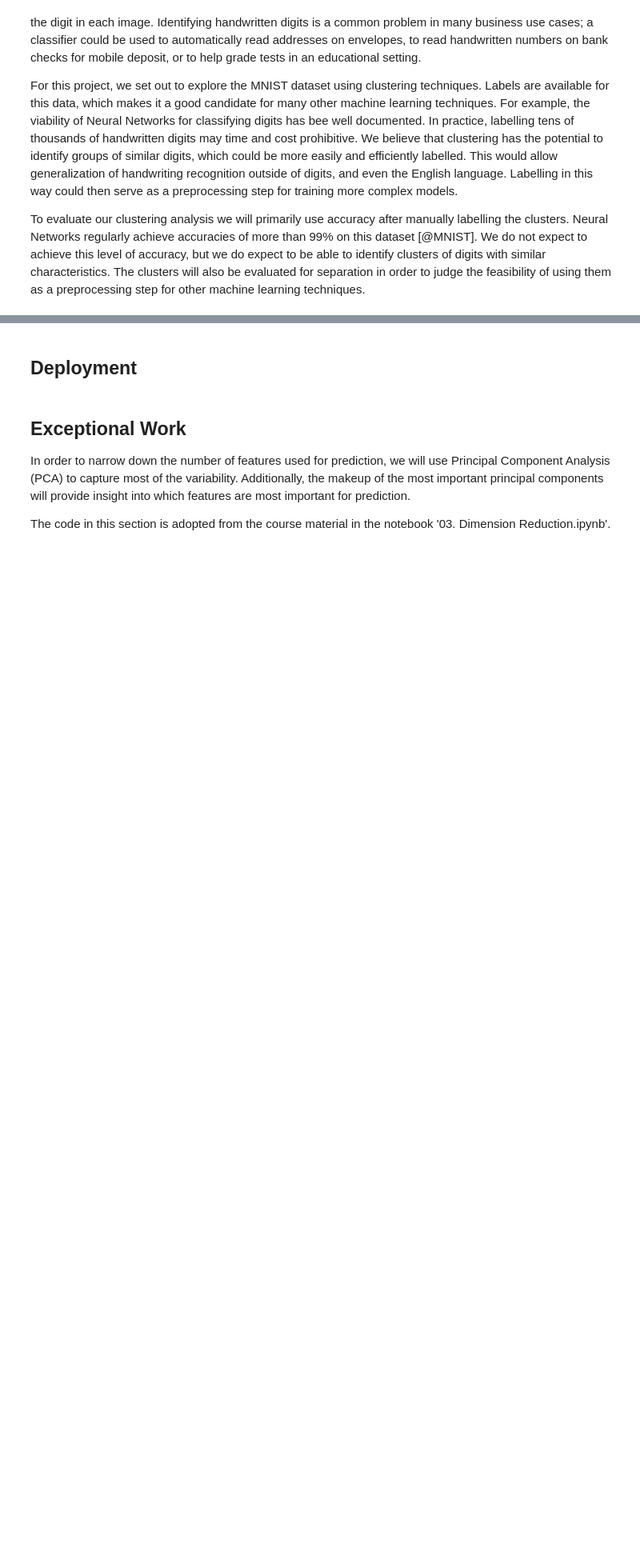
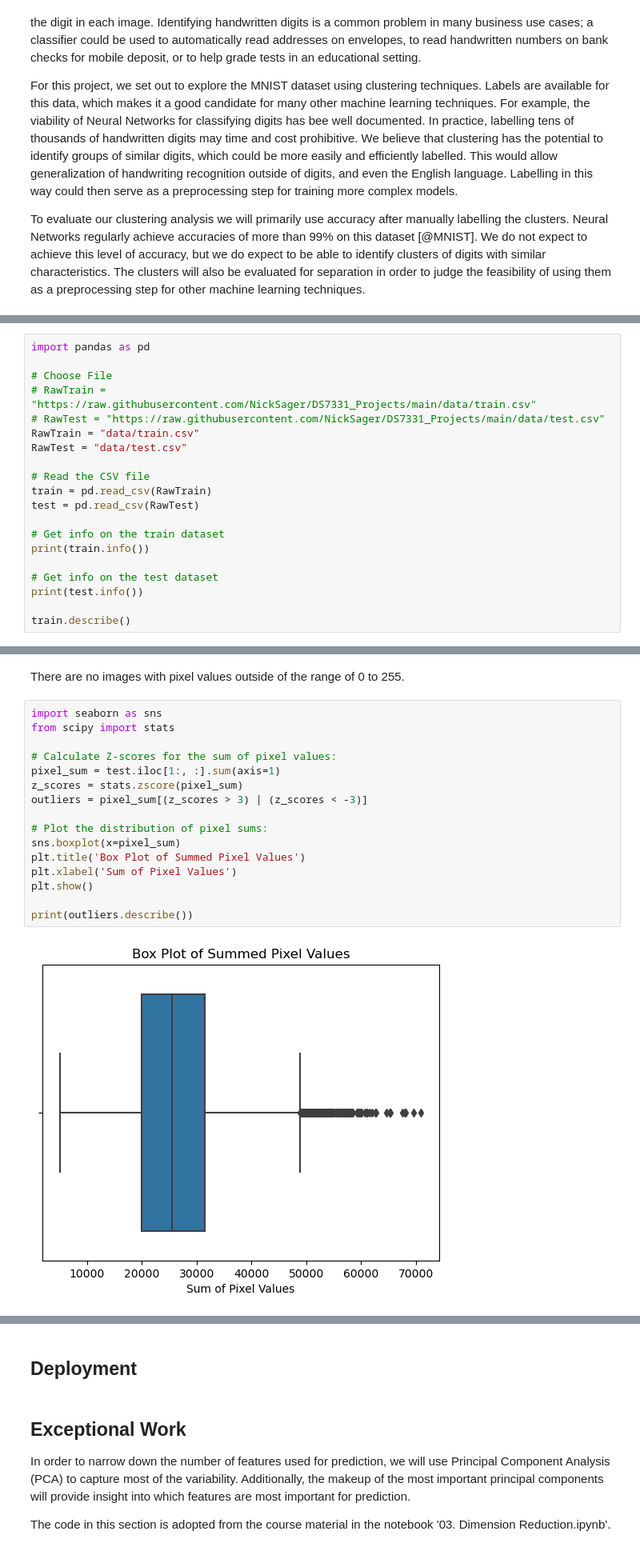
Before and after one commit to NickSager/DS7331_Projects, a Jupyter notebook: Lab03.ipynb, the cells around one changed output, grey strips where cells are left out. Shown at 80% size. Cells and saved outputs as stored; diff of their text form; blank space fills up the shorter version.

Commit message:
Import and process the data

```diff
--- a/Lab03.ipynb
+++ b/Lab03.ipynb
@@ -329,0 +23,20 @@ Exploring loan and credit status, we can see that almost none of the clients hav
+# %%
+import pandas as pd
+
+# Choose File
+# RawTrain = "https://raw.githubusercontent.com/NickSager/DS7331_Projects/main/data/train.csv"
+# RawTest = "https://raw.githubusercontent.com/NickSager/DS7331_Projects/main/data/test.csv"
+RawTrain = "data/train.csv"
+RawTest = "data/test.csv"
+
+# Read the CSV file
+train = pd.read_csv(RawTrain)
+test = pd.read_csv(RawTest)
+
+# Get info on the train dataset
+print(train.info())
+
+# Get info on the test dataset
+print(test.info())
+
+train.describe()
@@ -329,0 +141,20 @@ Exploring loan and credit status, we can see that almost none of the clients hav
+# %% [markdown]
+There are no images with pixel values outside of the range of 0 to 255.
+# %%
+import seaborn as sns
+from scipy import stats
+
+# Calculate Z-scores for the sum of pixel values:
+pixel_sum = test.iloc[1:, :].sum(axis=1)
+z_scores = stats.zscore(pixel_sum)
+outliers = pixel_sum[(z_scores > 3) | (z_scores < -3)]
+
+# Plot the distribution of pixel sums:
+sns.boxplot(x=pixel_sum)
+plt.title('Box Plot of Summed Pixel Values')
+plt.xlabel('Sum of Pixel Values')
+plt.show()
+
+print(outliers.describe())
+# %% [output]
+[figure, added]
```
Also changed, not shown: parts of 56 cells of this notebook.
